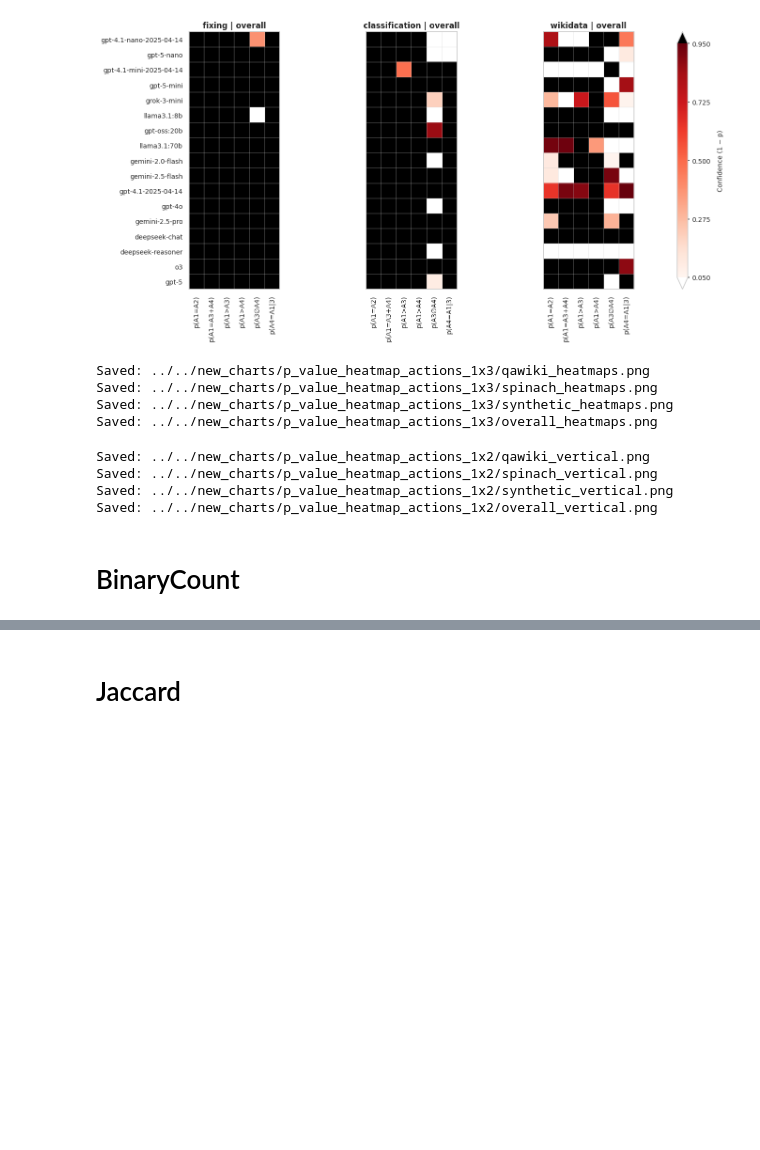
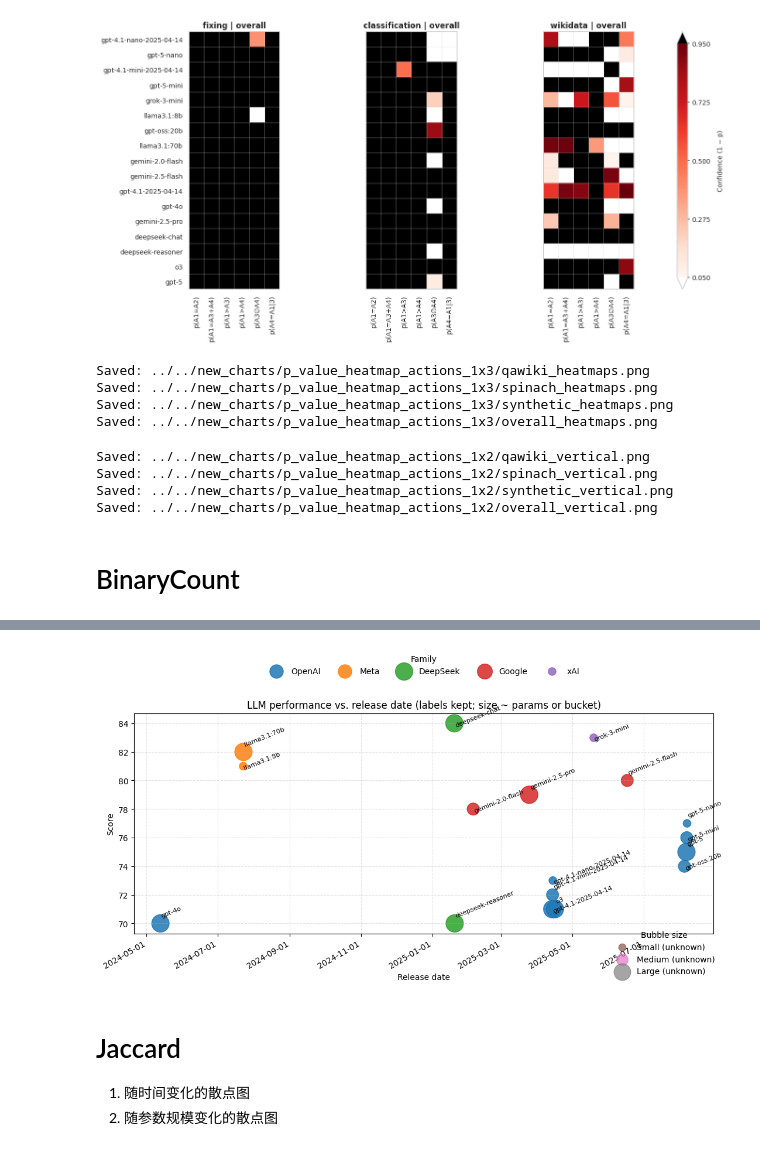
Before and after one commit to GabrieleT0/Answer-Set-Consistency-of-LLMs-For-QA, a Jupyter notebook: src/visualization/visualize.ipynb, the cells around one changed output, grey strips where cells are left out. Saved outputs shown, nothing was run; the diff lists cells and outputs as text; code cells hidden in the pictures; blank space fills up the shorter version.

```diff
--- a/src/visualization/visualize.ipynb
+++ b/src/visualization/visualize.ipynb
@@ -1062,2 +1458,72 @@ Saved: ../../new_charts/p_value_heatmap_actions_1x2/overall_vertical.png
+# %%
+llms = ['gpt-4o','gpt-4.1-2025-04-14','gpt-4.1-mini-2025-04-14','gpt-4.1-nano-2025-04-14',
+        'gpt-oss:20b','gpt-5','gpt-5-mini','gpt-5-nano',
+        'gemini-2.0-flash','gemini-2.5-pro','gemini-2.5-flash',
+        'llama3.1:8b','llama3.1:70b','grok-3-mini','deepseek-chat','deepseek-reasoner','o3']
+
+release_dates = {
+    'gpt-4o':'2024-05-13','gpt-4.1-2025-04-14':'2025-04-14','gpt-4.1-mini-2025-04-14':'2025-04-14','gpt-4.1-nano-2025-04-14':'2025-04-14',
+    'gpt-oss:20b':'2025-08-05','gpt-5':'2025-08-07','gpt-5-mini':'2025-08-07','gpt-5-nano':'2025-08-07',
+    'gemini-2.0-flash':'2025-02-05','gemini-2.5-pro':'2025-03-25','gemini-2.5-flash':'2025-06-17',
+    'llama3.1:8b':'2024-07-23','llama3.1:70b':'2024-07-23','grok-3-mini':'2025-05-19',
+    'deepseek-chat':'2025-01-20','deepseek-reasoner':'2025-01-20','o3':'2025-04-16',
+}
+
+params_count = {
+    # 'llama3.1:8b': 8e9, 'llama3.1:70b': 70e9, 'gpt-oss:20b': 21.5e9,
+    # unknowns omitted or set to None
+}
+
+families = {
+    'gpt-4o':'OpenAI','gpt-4.1-2025-04-14':'OpenAI','gpt-4.1-mini-2025-04-14':'OpenAI','gpt-4.1-nano-2025-04-14':'OpenAI',
+    'gpt-oss:20b':'OpenAI','gpt-5':'OpenAI','gpt-5-mini':'OpenAI','gpt-5-nano':'OpenAI','o3':'OpenAI',
+    'gemini-2.0-flash':'Google','gemini-2.5-pro':'Google','gemini-2.5-flash':'Google',
+    'llama3.1:8b':'Meta','llama3.1:70b':'Meta','grok-3-mini':'xAI',
+    'deepseek-chat':'DeepSeek','deepseek-reasoner':'DeepSeek'
+}
+
+# Assign bucket sizes for unknown params
+unknown_bucket_by_model = {
+    'llama3.1:8b': "small",
+    'llama3.1:70b':'large',
+    'gpt-oss:20b': 'medium',
+    'gpt-4o':'large',
+    'gpt-4.1-2025-04-14':'large',
+    'gpt-4.1-mini-2025-04-14':'medium',
+    'gpt-4.1-nano-2025-04-14':'small',
+    'gpt-5':'large',
+    'gpt-5-mini':'medium',
+    'gpt-5-nano':'small',
+    'gemini-2.0-flash':'medium',
+    'gemini-2.5-pro':'large',
+    'gemini-2.5-flash':'medium',
+    'grok-3-mini':'small',
+    'deepseek-chat':'large',          # e.g., assume large (MoE active)
+    'deepseek-reasoner':'large',
+    'o3':'large',
+}
+
+# Your metric(s)
+perf = {m: 70 + (i % 15) for i, m in enumerate(llms)}
+
+# Reuse previously defined data from the earlier cell
+bubble_scatter_llms_labeled(
+    llms, {m: 70 + (i % 15) for i, m in enumerate(llms)}, release_dates, params_count,
+    families=families,
+    unknown_bucket_by_model=unknown_bucket_by_model,
+    bucket_sizes={"small":90, "medium":220, "large":460},
+    title="LLM performance vs. release date (labels kept; size ~ params or bucket)",
+    ylabel="Score",
+    legend_position="top",
+    show_size_legend=True,
+    annotate_rotation=22,
+    label_vnudges_px=10
+)
+plt.show()
+# %% [output]
+[figure, added]
 # %% [markdown]
 # Jaccard
+
+1. 随时间变化的散点图
+2. 随参数规模变化的散点图
```
Also changed, not shown: parts of 10 cells of this notebook, 28 other files.
